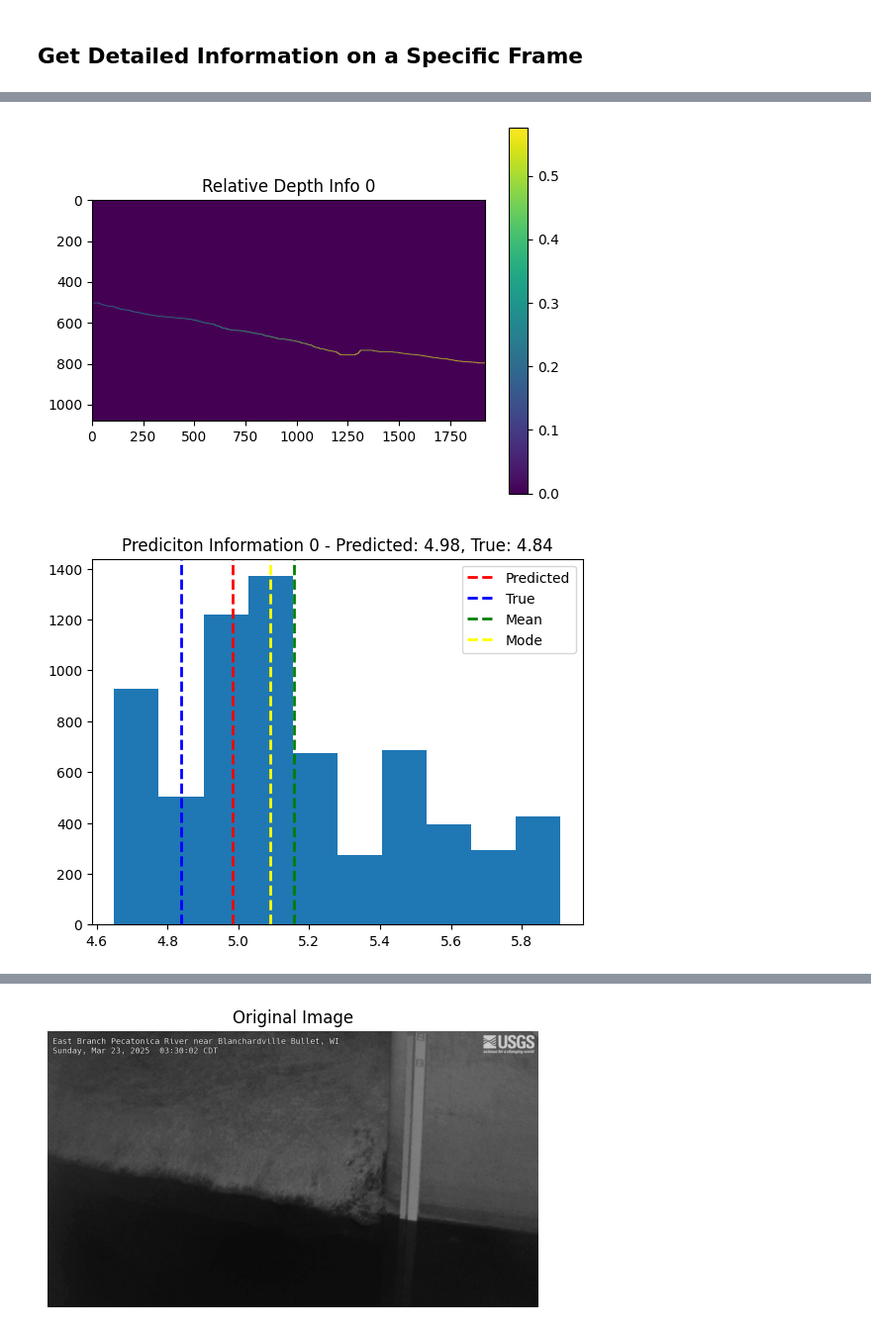
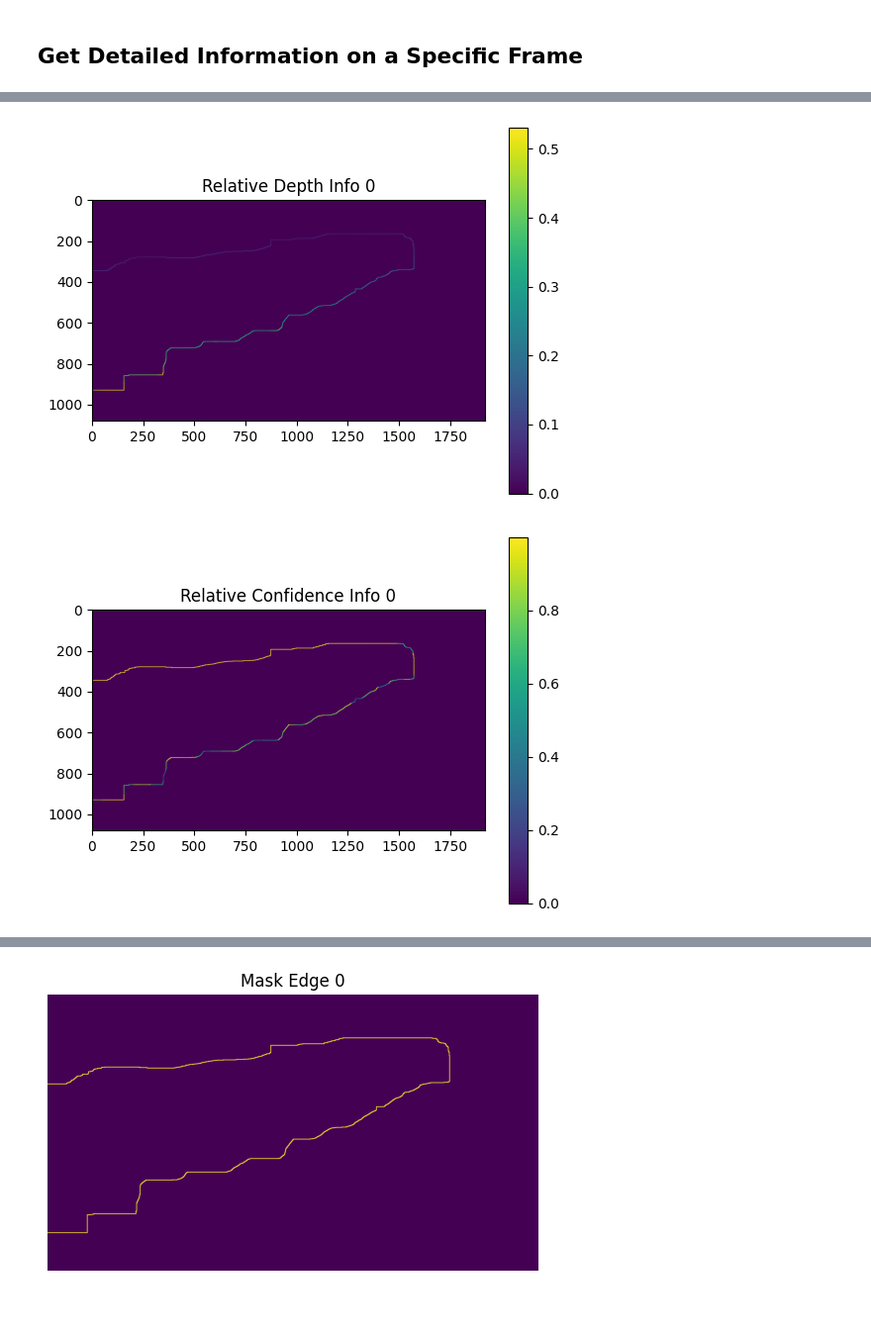
Before and after one commit to Water-Imagery-Sensing/water-level-est-v1, a Jupyter notebook: notebooks/05_map_to_prediction.ipynb, the cells around one changed output, grey strips where cells are left out. Shown at 99% size. Cells and saved outputs as stored; diff of their text form; code cells hidden in the pictures; blank space fills up the shorter version.

```diff
--- a/notebooks/05_map_to_prediction.ipynb
+++ b/notebooks/05_map_to_prediction.ipynb
@@ -53,10 +53,11 @@ Use site_selection to select the folder/setup to draw the elevation and depth ma
 # Select site and test dierctory. The test data will be drawn from the specified folder for the camera
 
 ##### Input ####
-site_selection = 6
+site_selection = 10
 # test_run_name = 'event_2026-03-16'
-test_run_name = 'test_2025-03-25'
-
+# test_run_name = 'event_04-14-2026'
+# test_run_name = 'test_2026-04-03'
+test_run_name = 'event_04-02-2026'
 
 ################
 
@@ -159,0 +162,15 @@ First few rows:
+# %%
+gradient_im = abs(cv2.Sobel(elevation_map, cv2.CV_64F, 1, 1, ksize=5))
+# gradient_im = cv2.GaussianBlur(gradient_im, (31,31), -1, -1)
+kernel = np.ones((3,3), np.uint8)
+gradient_im = cv2.dilate(gradient_im, kernel, iterations=20)
+
+max_gradient = np.max(gradient_im, axis=None)
+min_gradient = np.min(gradient_im, axis=None)
+gradient_im = (gradient_im-min_gradient)/(max_gradient-min_gradient)
+# print(max_gradient, min_gradient)
+confidence = (1 - gradient_im)**2
+plt.figure()
+plt.imshow(confidence*(confidence<1))
+plt.title("Percent Confidence Based on Elevation Gradient")
+plt.colorbar()
@@ -204,7 +224,7 @@ def predict_elevation(elevation_map, rel_depth_map, water_mask, prediction_metho
     kernel = np.ones((3,3), np.uint8)
 
     # First make sure mask is continuous peice
-    initial_dialations = 30
+    initial_dialations = 50
     water_mask_new = cv2.dilate(water_mask.astype(np.uint8), kernel, iterations=initial_dialations)
     water_mask_new = cv2.erode(water_mask_new, kernel, iterations=initial_dialations)
 
@@ -239,6 +259,7 @@ def predict_elevation(elevation_map, rel_depth_map, water_mask, prediction_metho
     elevation_vals = []
     elevation_st_devs = []
     depth_info = []
+    confidence_vals = []
 
     # Get elevation and depth pixels for each water edge
     for i in range(len(valid_labels)):
@@ -247,13 +268,16 @@ def predict_elevation(elevation_map, rel_depth_map, water_mask, prediction_metho
 
         # Get depth info to weight pixels closer to the camera
         depth_info.append(rel_depth_map[edges[i]])
+        confidence_vals.append(confidence[edges[i]])
 
     predicted_elevations = []
 
     # Make a predicition for each edge/shore line
     for i in range(len(valid_labels)):
         if prediction_method == "weighted_median":
-            predicted_elevations.append(ws.weighted_median(elevation_vals[i], weights= depth_info[i]**2))
+            # predicted_elevations.append(ws.weighted_median(elevation_vals[i], weights= (depth_info[i]**2)*confidence_vals[i]))
+            predicted_elevations.append(ws.weighted_median(elevation_vals[i], weights= (depth_info[i]**2)*confidence_vals[i]))
+
 
         elif prediction_method == "median":
             predicted_elevations.append(np.median(elevation_vals[i]))
@@ -329,6 +353,13 @@ def get_specific_est_info(index, elevation_map, rel_depth_map, images_df, images
         plt.title(f"Relative Depth Info {i}")
         plt.colorbar()
 
+        # Plot depth information along the edge
+        plt.figure()
+        plt.imshow(confidence*edges)
+        plt.title(f"Relative Confidence Info {i}")
+        plt.colorbar()
+
+
         # Plot Histogram for Values used in Prediction
         plt.figure()
         plt.hist(pred_vals)
@@ -367,7 +398,7 @@ def get_specific_est_info(index, elevation_map, rel_depth_map, images_df, images
     plt.axis("off")
     plt.title("All Edges")
 
-def run_prediciton(elevation_map, rel_depth_map, images_df, masks_dir, prediction_method="weighted_median"):
+def run_prediciton(elevation_map, rel_depth_map, images_df, masks_dir, prediction_method="weighted_median", line_thickness= 1):
     """
     Predicts the water eleveation for set of frames usings the specified method
 
@@ -387,7 +418,7 @@ def run_prediciton(elevation_map, rel_depth_map, images_df, masks_dir, predictio
             continue
 
         mask = load_mask(mask_path)
-        pred = predict_elevation(elevation_map, rel_depth_map, mask, prediction_method=prediction_method)
+        pred = predict_elevation(elevation_map, rel_depth_map, mask, prediction_method=prediction_method, dialations= line_thickness)
         # If there are more than 1 edges detected, increase the size of the output
         if len(pred) > predicted_water_elevations.shape[1]:
             extra_columns = len(pred) - predicted_water_elevations.shape[1]
@@ -406,7 +437,7 @@ Specify the method used to predict the elevation:
 methods =  ["weighted_median"]
 errors = np.zeros((len(methods), df.shape[0]))
 for i, method in enumerate(methods):
-    pred_w_ele, true_w_ele = run_prediciton(elevation_map, rel_depth_map, df, masks_dir, method)
+    pred_w_ele, true_w_ele = run_prediciton(elevation_map, rel_depth_map, df, masks_dir, method, line_thickness= 1)
 
     plt.figure()
     plt.plot(pred_w_ele)
@@ -458,5 +490,5 @@ Prediciton for Index 23 Line 0: 4.9743571041967645 with std 0.3038760645204257,
 # %% [markdown]
 ## Get Detailed Information on a Specific Frame
 # %%
-get_specific_est_info(20, elevation_map, rel_depth_map, df, images_dir, masks_dir, method)
+get_specific_est_info(41, elevation_map, rel_depth_map, df, images_dir, masks_dir, method)
 # %% [output]
@@ -468,2 +500,2 @@ Prediciton for Index 20 Line 0: 4.984819028840027 with std 0.3320968481928708, T
-[figure, old version]
+[figure, new version]
-[figure, old version]
+[figure, new version]
@@ -471 +503 @@ Prediciton for Index 20 Line 0: 4.984819028840027 with std 0.3320968481928708, T
-[figure, old version]
+[figure, new version]
```
Also changed, not shown: parts of 7 cells of this notebook, 16 other files.
